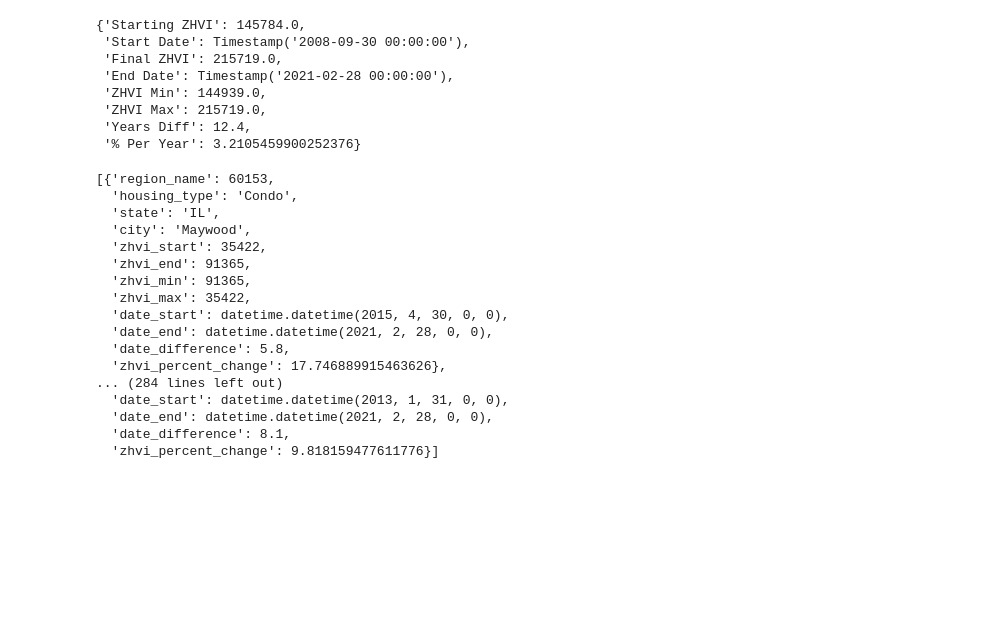
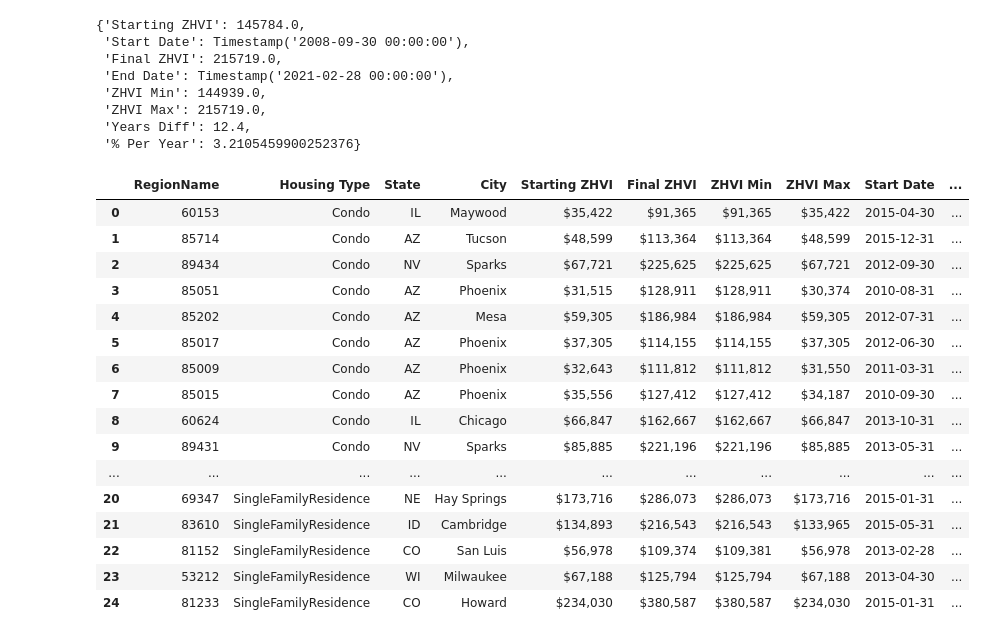
Before and after one commit to michael-brittlebank/digital-builder-capstone, a Jupyter notebook: main.ipynb, the cells around one changed output. Saved outputs shown, nothing was run; the diff lists cells and outputs as text; code cells hidden in the pictures; blank space fills up the shorter version.

```diff
--- a/main.ipynb
+++ b/main.ipynb
@@ -305,27 +305,59 @@ df
  'ZHVI Max': 215719.0,
  'Years Diff': 12.4,
  '% Per Year': 3.2105459900252376}
-# %%
-get_baseline_data(True, 1, {
-            env_database_host: "127.0.0.1",
-            env_database_username: "capstone_user",
-            env_database_password: "VGVyBFFGVrdky4rRFeWp!"
-        })
-# %% [output]
-[{'region_name': 60153,
-  'housing_type': 'Condo',
-  'state': 'IL',
-  'city': 'Maywood',
-  'zhvi_start': 35422,
-  'zhvi_end': 91365,
-  'zhvi_min': 91365,
-  'zhvi_max': 35422,
-  'date_start': datetime.datetime(2015, 4, 30, 0, 0),
-  'date_end': datetime.datetime(2021, 2, 28, 0, 0),
-  'date_difference': 5.8,
-  'zhvi_percent_change': 17.746889915463626},
-... (284 lines left out)
-  'date_start': datetime.datetime(2013, 1, 31, 0, 0),
-  'date_end': datetime.datetime(2021, 2, 28, 0, 0),
-  'date_difference': 8.1,
-  'zhvi_percent_change': 9.818159477611776}]
+# %%
+condo_data = get_baseline_data(True, 1, {
+            env_database_host: "127.0.0.1",
+            env_database_username: "capstone_user",
+            env_database_password: "VGVyBFFGVrdky4rRFeWp!"
+        })
+sfr_data = get_baseline_data(True, 2, {
+            env_database_host: "127.0.0.1",
+            env_database_username: "capstone_user",
+            env_database_password: "VGVyBFFGVrdky4rRFeWp!"
+        })
+header_mappings = {
+    column_region_name: zillow_column_region_name,
+    column_housing_type: custom_column_housing_type,
+    column_state: zillow_column_state,
+    column_city: zillow_column_city,
+    column_zhvi_start: custom_column_zhvi_start,
+    column_zhvi_end: custom_column_zhvi_end,
+    column_zhvi_min: custom_column_zhvi_min,
+    column_zhvi_max: custom_column_zhvi_max,
+    column_date_start: custom_column_start_date,
+    column_date_end: custom_column_end_date,
+    column_date_difference: "Years Available",
+    column_zhvi_percent_change: custom_column_appreciation
+}
+df1 = pd.DataFrame(condo_data)
+df2 = pd.DataFrame(sfr_data)
+
+df = pd.concat([df1, df2]).rename(columns=header_mappings)
+
+df[custom_column_appreciation] = df[custom_column_appreciation].apply(
+            percent_formatter)
+df[custom_column_zhvi_start] = df[custom_column_zhvi_start].apply(
+    currency_formatter)
+df[custom_column_zhvi_end] = df[custom_column_zhvi_end].apply(currency_formatter)
+df[custom_column_zhvi_min] = df[custom_column_zhvi_min].apply(currency_formatter)
+df[custom_column_zhvi_max] = df[custom_column_zhvi_max].apply(currency_formatter)
+df
+# %% [output]
+|  | RegionName | Housing Type | State | City | Starting ZHVI | Final ZHVI | ZHVI Min | ZHVI Max | Start Date | ... |
+| 0 | 60153 | Condo | IL | Maywood | $35,422 | $91,365 | $91,365 | $35,422 | 2015-04-30 | ... |
+| 1 | 85714 | Condo | AZ | Tucson | $48,599 | $113,364 | $113,364 | $48,599 | 2015-12-31 | ... |
+| 2 | 89434 | Condo | NV | Sparks | $67,721 | $225,625 | $225,625 | $67,721 | 2012-09-30 | ... |
+| 3 | 85051 | Condo | AZ | Phoenix | $31,515 | $128,911 | $128,911 | $30,374 | 2010-08-31 | ... |
+| 4 | 85202 | Condo | AZ | Mesa | $59,305 | $186,984 | $186,984 | $59,305 | 2012-07-31 | ... |
+| 5 | 85017 | Condo | AZ | Phoenix | $37,305 | $114,155 | $114,155 | $37,305 | 2012-06-30 | ... |
+| 6 | 85009 | Condo | AZ | Phoenix | $32,643 | $111,812 | $111,812 | $31,550 | 2011-03-31 | ... |
+| 7 | 85015 | Condo | AZ | Phoenix | $35,556 | $127,412 | $127,412 | $34,187 | 2010-09-30 | ... |
+| 8 | 60624 | Condo | IL | Chicago | $66,847 | $162,667 | $162,667 | $66,847 | 2013-10-31 | ... |
+| 9 | 89431 | Condo | NV | Sparks | $85,885 | $221,196 | $221,196 | $85,885 | 2013-05-31 | ... |
+| ... | ... | ... | ... | ... | ... | ... | ... | ... | ... | ... |
+| 20 | 69347 | SingleFamilyResidence | NE | Hay Springs | $173,716 | $286,073 | $286,073 | $173,716 | 2015-01-31 | ... |
+| 21 | 83610 | SingleFamilyResidence | ID | Cambridge | $134,893 | $216,543 | $216,543 | $133,965 | 2015-05-31 | ... |
+| 22 | 81152 | SingleFamilyResidence | CO | San Luis | $56,978 | $109,374 | $109,381 | $56,978 | 2013-02-28 | ... |
+| 23 | 53212 | SingleFamilyResidence | WI | Milwaukee | $67,188 | $125,794 | $125,794 | $67,188 | 2013-04-30 | ... |
+| 24 | 81233 | SingleFamilyResidence | CO | Howard | $234,030 | $380,587 | $380,587 | $234,030 | 2015-01-31 | ... |
```
Also changed, not shown: 10 other files.
